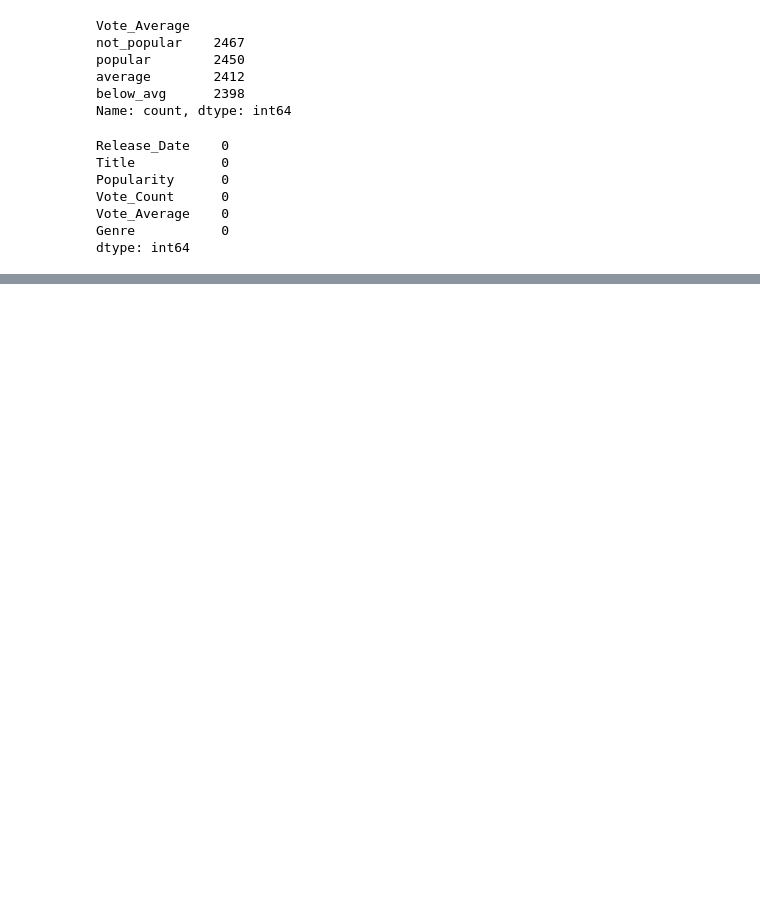
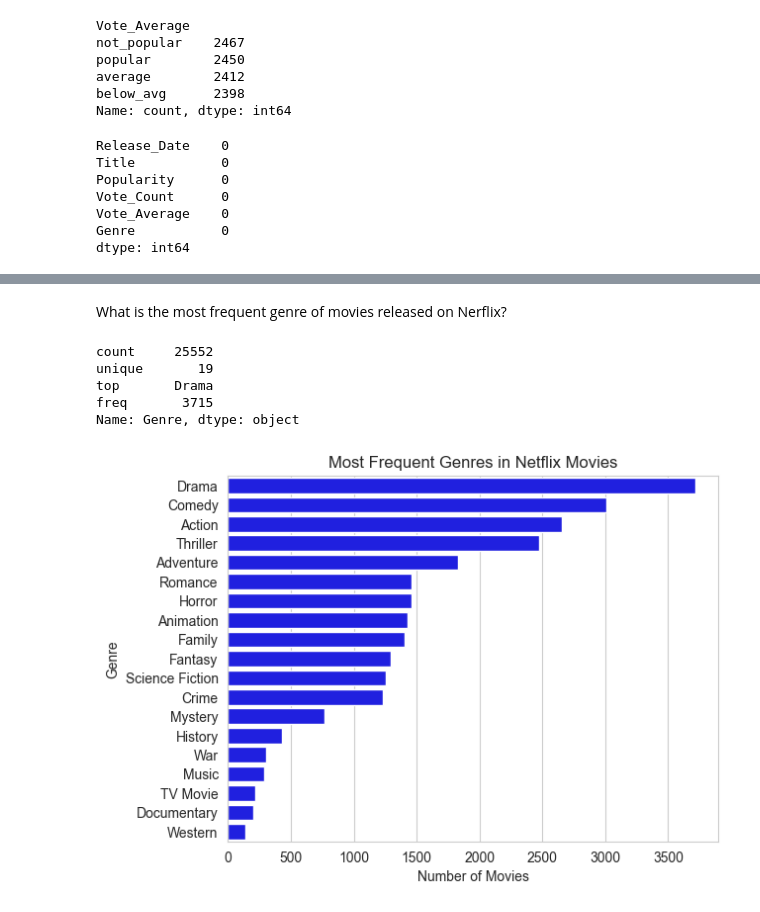
Before and after one commit to mohsinkhan60/data_science, a Jupyter notebook: movie_data_analysis.ipynb, the cells around one changed output, grey strips where cells are left out. Cells and saved outputs as stored; diff of their text form; code cells hidden in the pictures; blank space fills up the shorter version.

```diff
--- a/movie_data_analysis.ipynb
+++ b/movie_data_analysis.ipynb
@@ -148,0 +160,4 @@ dtype: int64
+# %%
+df['Genre'] = df['Genre'].str.split(', ')
+df = df.explode('Genre').reset_index(drop=True)
+df.head()
@@ -148,0 +173,3 @@ dtype: int64
+# %%
+df['Genre'] = df['Genre'].astype('category')
+df['Genre'].dtypes
@@ -148,0 +217,20 @@ dtype: int64
+# %%
+sns.set_style('whitegrid')
+# %% [markdown]
+What is the most frequent genre of movies released on Nerflix?
+# %%
+df['Genre'].describe()
+# %% [output]
+count     25552
+unique       19
+top       Drama
+freq       3715
+Name: Genre, dtype: object
+# %%
+sns.countplot(y='Genre', data=df, order=df['Genre'].value_counts().index, color='blue')
+plt.title('Most Frequent Genres in Netflix Movies')
+plt.xlabel('Number of Movies')
+plt.ylabel('Genre')
+plt.show()
+# %% [output]
+[figure, added]
```
Also changed, not shown: parts of 8 cells of this notebook.
